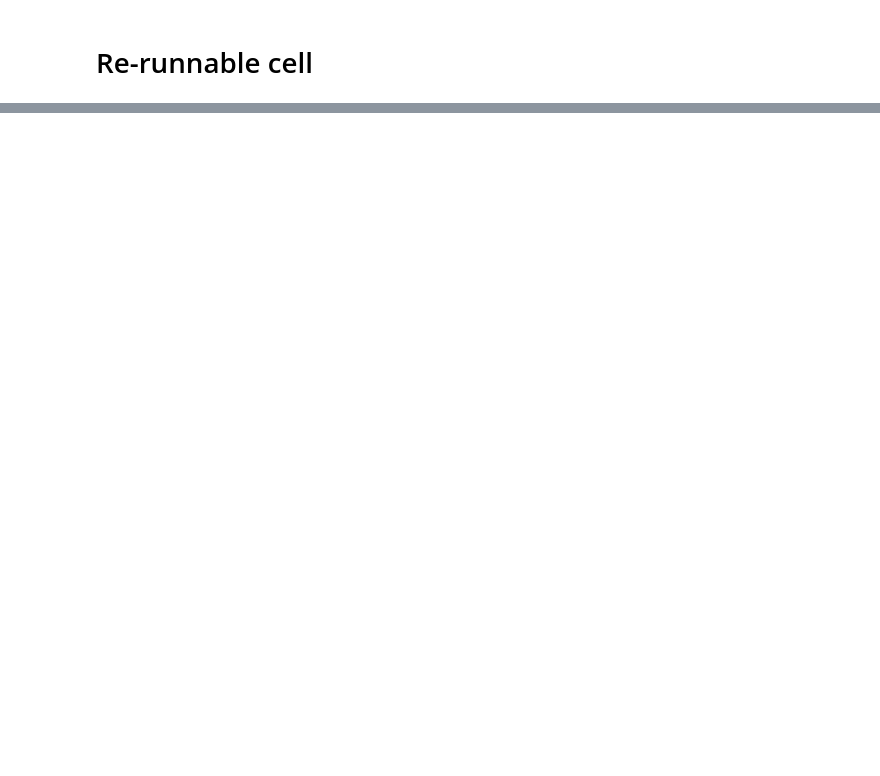
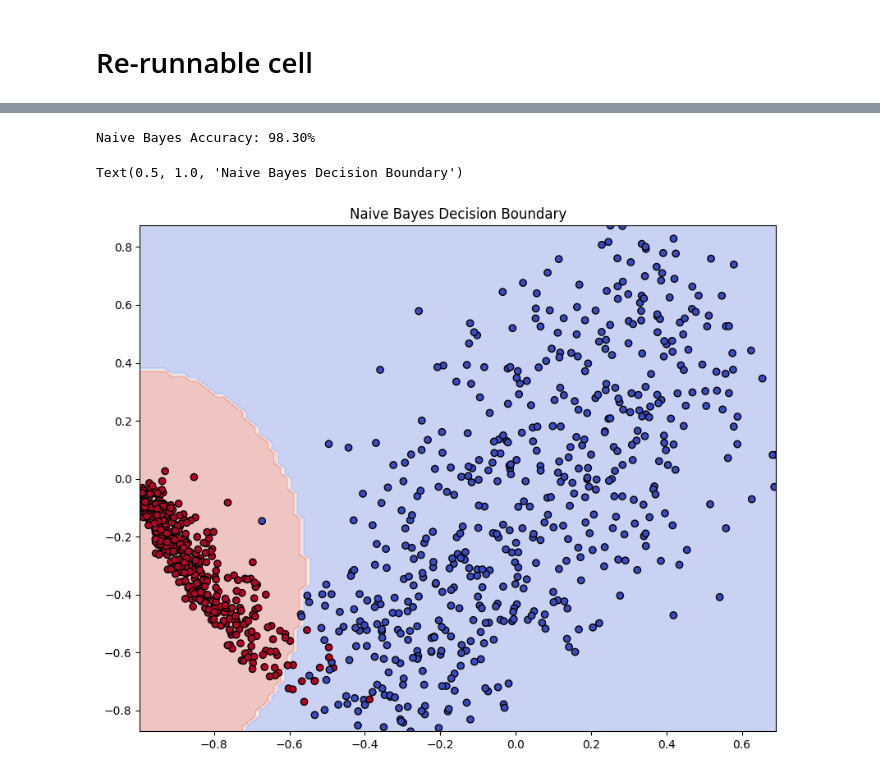
Before and after one commit to pchlenski/hyperdt, a Jupyter notebook: notebooks/faster/06_svm.ipynb, the cells around one changed output, grey strips where cells are left out. Drawn from its saved outputs; the diff is of its cells as text; code cells hidden in the pictures; blank space fills up the shorter version.

```diff
--- a/notebooks/faster/06_svm.ipynb
+++ b/notebooks/faster/06_svm.ipynb
@@ -321,0 +322,24 @@ Support vectors in Hyperboloid model: [533 889]
+# %%
+# Naive bayes
+from sklearn.naive_bayes import GaussianNB as NB
+
+y_zeros = y.clip(0, 1)
+
+nb = NB()
+nb.fit(X_klein, y_zeros)
+predictions_nb = nb.predict(X_klein)
+accuracy_nb = np.mean(predictions_nb == y_zeros)
+print(f"Naive Bayes Accuracy: {accuracy_nb * 100:.2f}%")
+
+# Plotting decision boundary for Naive Bayes
+xx, yy = np.meshgrid(np.linspace(X_klein[:, 0].min(), X_klein[:, 0].max(), 101),
+                     np.linspace(X_klein[:, 1].min(), X_klein[:, 1].max(), 101))
+Z = nb.predict(np.c_[xx.ravel(), yy.ravel()]).reshape(xx.shape)
+plt.figure(figsize=(10, 8))
+plt.contourf(xx, yy, Z, alpha=0.3, cmap='coolwarm')
+plt.scatter(X_klein[:, 0], X_klein[:, 1], c=y, cmap='coolwarm', edgecolors='k')
+plt.title('Naive Bayes Decision Boundary')
+# %% [output]
+Naive Bayes Accuracy: 98.30%
+Text(0.5, 1.0, 'Naive Bayes Decision Boundary')
+[figure, added]
```
Also changed, not shown: parts of 5 cells of this notebook, 18 other files.
